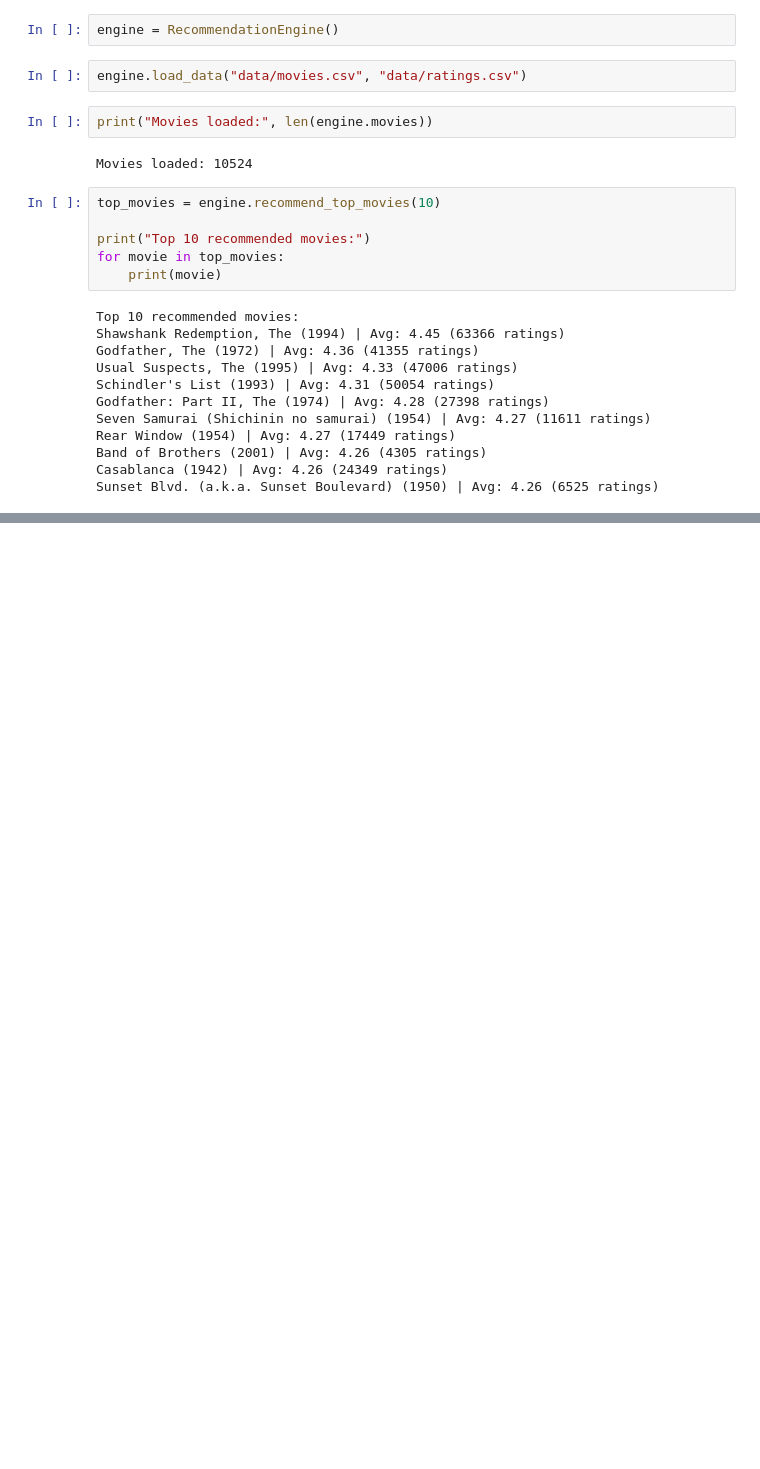
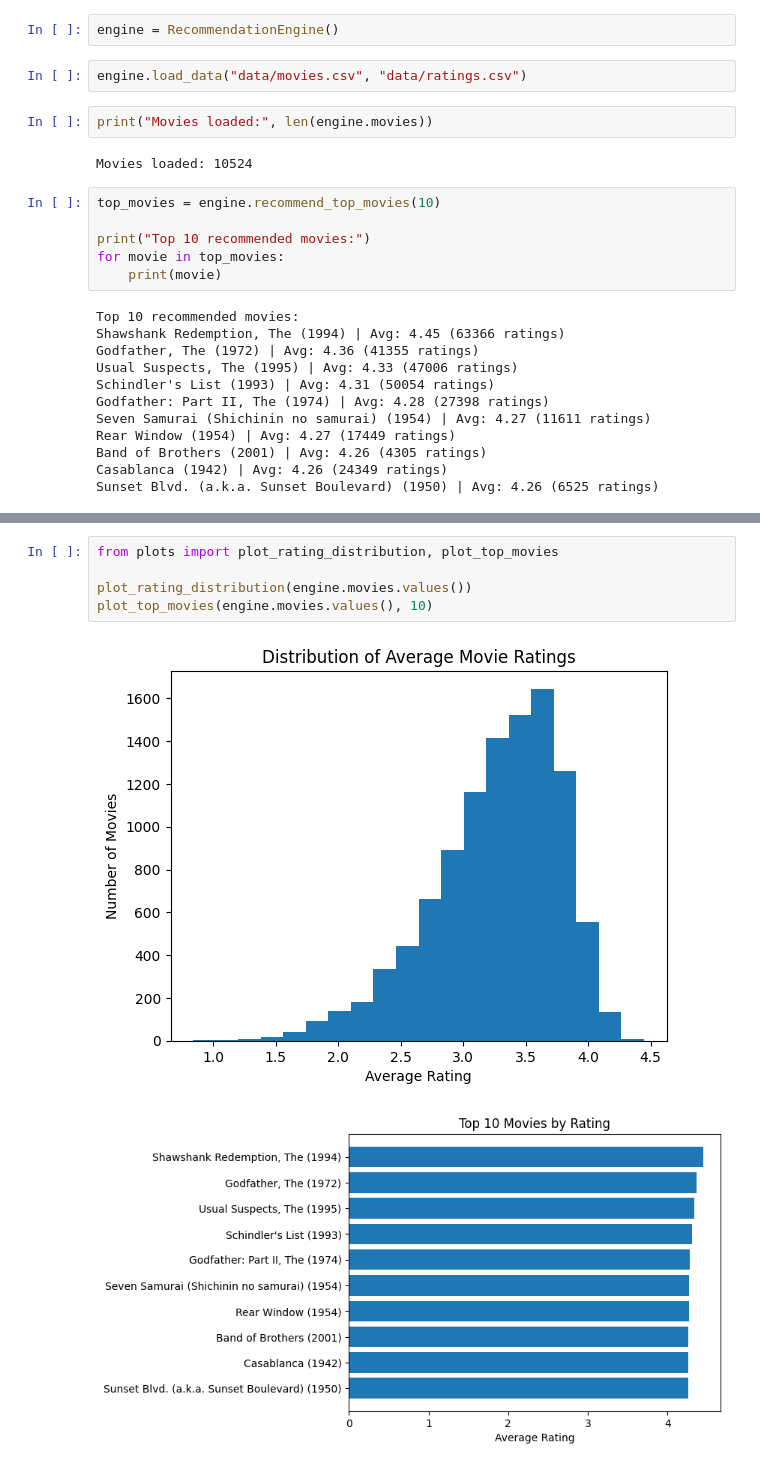
Before and after one commit to SaudMillwala/movie-recommendation-system, a Jupyter notebook: main.ipynb, the cells around one changed output, grey strips where cells are left out. Cells and saved outputs as stored; diff of their text form; blank space fills up the shorter version.

```diff
--- a/main.ipynb
+++ b/main.ipynb
@@ -28,0 +51,8 @@ Sunset Blvd. (a.k.a. Sunset Boulevard) (1950) | Avg: 4.26 (6525 ratings)
+# %%
+from plots import plot_rating_distribution, plot_top_movies
+
+plot_rating_distribution(engine.movies.values())
+plot_top_movies(engine.movies.values(), 10)
+# %% [output]
+[figure, added]
+[figure, added]
```
Also changed, not shown: parts of 2 cells of this notebook, 7 other files.
